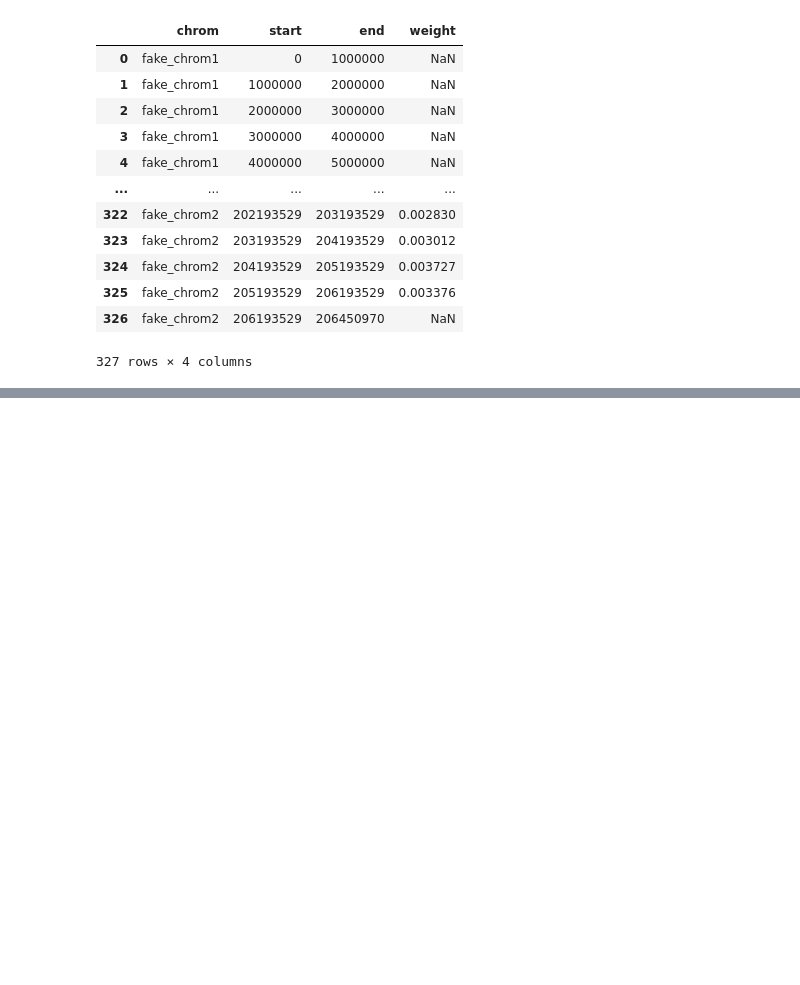
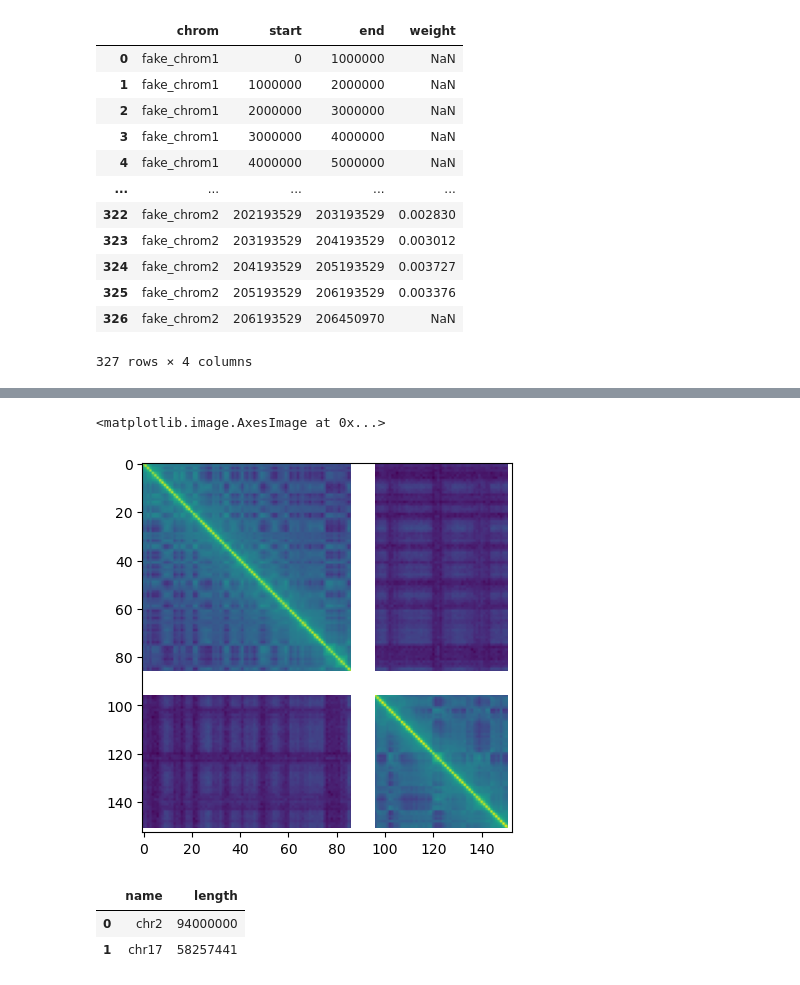
Before and after one commit to open2c/cooltools, a Jupyter notebook: cooltools/sandbox/reorder_cooler_example.ipynb, the cells around one changed output, grey strips where cells are left out. Drawn from its saved outputs; the diff is of its cells as text; code cells hidden in the pictures; blank space fills up the shorter version.

```diff
--- a/cooltools/sandbox/reorder_cooler_example.ipynb
+++ b/cooltools/sandbox/reorder_cooler_example.ipynb
@@ -98,0 +100,2 @@ clr_new.bins()[:]
+# %%
+clr_new = cooler.Cooler('test_reordered_subset.cool')
@@ -98,0 +107,11 @@ clr_new.bins()[:]
+# %%
+plt.imshow(np.log2(clr_new.matrix()[:]))
+# %% [output]
+<matplotlib.image.AxesImage at 0x...>
+[figure, added]
+# %%
+clr_new.chroms()[:]
+# %% [output]
+|  | name | length |
+| 0 | chr2 | 94000000 |
+| 1 | chr17 | 58257441 |
```
Also changed, not shown: parts of 8 cells of this notebook, 1 other file.
